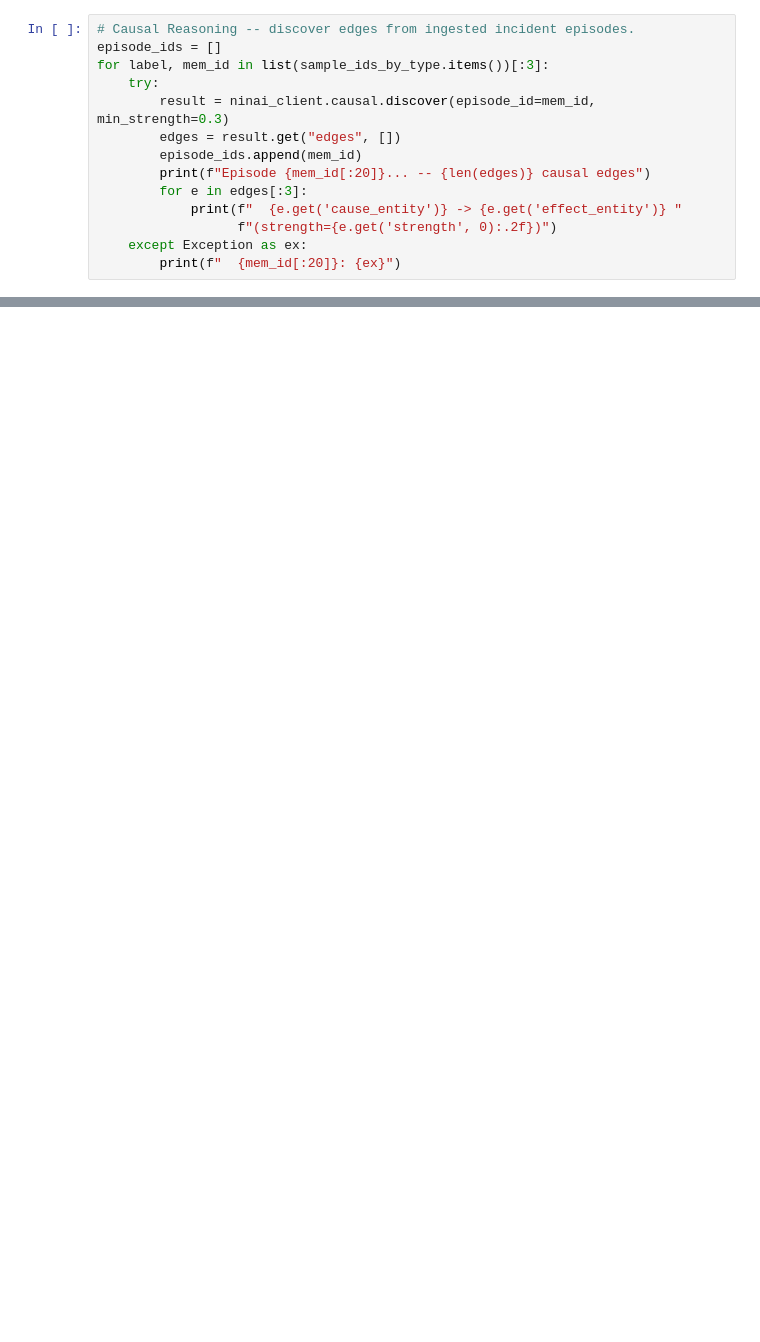
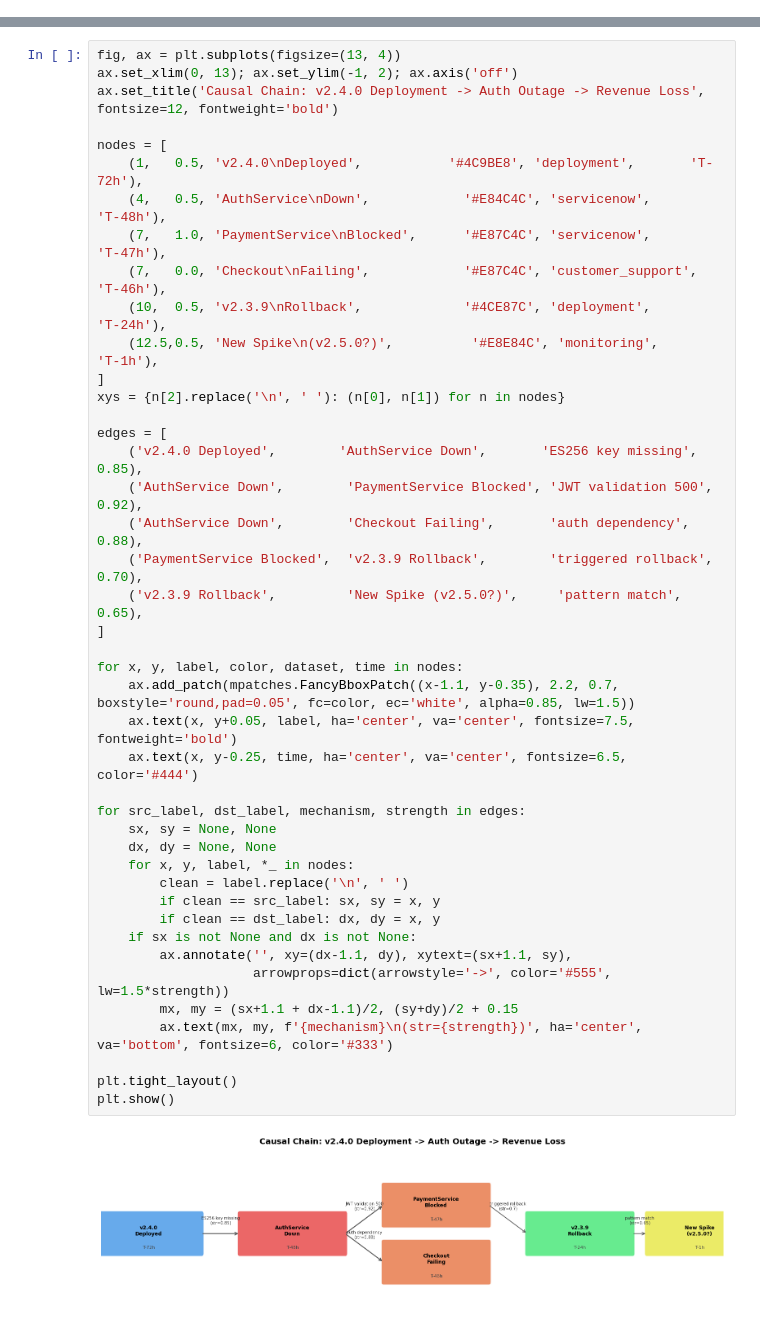
Before and after one commit to sansten/ninai, a Jupyter notebook: backend/notebooks/ninai_kaggle_demo_executed.ipynb, the cells around one changed output, grey strips where cells are left out. Cells and saved outputs as stored; diff of their text form; blank space fills up the shorter version.

Commit message:
feat: rewrite demo notebook around auth outage story with heuristic vs llm comparison

```diff
--- a/backend/notebooks/ninai_kaggle_demo_executed.ipynb
+++ b/backend/notebooks/ninai_kaggle_demo_executed.ipynb
@@ -1015,14 +0,0 @@ Ninai's causal reasoning engine builds a directed graph linking causes to effect
-# %%
-# Causal Reasoning -- discover edges from ingested incident episodes.
-episode_ids = []
-for label, mem_id in list(sample_ids_by_type.items())[:3]:
-    try:
-        result = ninai_client.causal.discover(episode_id=mem_id, min_strength=0.3)
-        edges = result.get("edges", [])
-        episode_ids.append(mem_id)
-        print(f"Episode {mem_id[:20]}... -- {len(edges)} causal edges")
-        for e in edges[:3]:
-            print(f"  {e.get('cause_entity')} -> {e.get('effect_entity')} "
-                  f"(strength={e.get('strength', 0):.2f})")
-    except Exception as ex:
-        print(f"  {mem_id[:20]}: {ex}")
@@ -1332,0 +559,45 @@ In this notebook we:
+# %%
+fig, ax = plt.subplots(figsize=(13, 4))
+ax.set_xlim(0, 13); ax.set_ylim(-1, 2); ax.axis('off')
+ax.set_title('Causal Chain: v2.4.0 Deployment -> Auth Outage -> Revenue Loss', fontsize=12, fontweight='bold')
+
+nodes = [
+    (1,   0.5, 'v2.4.0\nDeployed',           '#4C9BE8', 'deployment',       'T-72h'),
+    (4,   0.5, 'AuthService\nDown',            '#E84C4C', 'servicenow',       'T-48h'),
+    (7,   1.0, 'PaymentService\nBlocked',      '#E87C4C', 'servicenow',       'T-47h'),
+    (7,   0.0, 'Checkout\nFailing',            '#E87C4C', 'customer_support',  'T-46h'),
+    (10,  0.5, 'v2.3.9\nRollback',             '#4CE87C', 'deployment',       'T-24h'),
+    (12.5,0.5, 'New Spike\n(v2.5.0?)',          '#E8E84C', 'monitoring',       'T-1h'),
+]
+xys = {n[2].replace('\n', ' '): (n[0], n[1]) for n in nodes}
+
+edges = [
+    ('v2.4.0 Deployed',        'AuthService Down',       'ES256 key missing',  0.85),
+    ('AuthService Down',        'PaymentService Blocked', 'JWT validation 500', 0.92),
+    ('AuthService Down',        'Checkout Failing',       'auth dependency',    0.88),
+    ('PaymentService Blocked',  'v2.3.9 Rollback',        'triggered rollback', 0.70),
+    ('v2.3.9 Rollback',         'New Spike (v2.5.0?)',     'pattern match',      0.65),
+]
+
+for x, y, label, color, dataset, time in nodes:
+    ax.add_patch(mpatches.FancyBboxPatch((x-1.1, y-0.35), 2.2, 0.7, boxstyle='round,pad=0.05', fc=color, ec='white', alpha=0.85, lw=1.5))
+    ax.text(x, y+0.05, label, ha='center', va='center', fontsize=7.5, fontweight='bold')
+    ax.text(x, y-0.25, time, ha='center', va='center', fontsize=6.5, color='#444')
+
+for src_label, dst_label, mechanism, strength in edges:
+    sx, sy = None, None
+    dx, dy = None, None
+    for x, y, label, *_ in nodes:
+        clean = label.replace('\n', ' ')
+        if clean == src_label: sx, sy = x, y
+        if clean == dst_label: dx, dy = x, y
+    if sx is not None and dx is not None:
+        ax.annotate('', xy=(dx-1.1, dy), xytext=(sx+1.1, sy),
+                    arrowprops=dict(arrowstyle='->', color='#555', lw=1.5*strength))
+        mx, my = (sx+1.1 + dx-1.1)/2, (sy+dy)/2 + 0.15
+        ax.text(mx, my, f'{mechanism}\n(str={strength})', ha='center', va='bottom', fontsize=6, color='#333')
+
+plt.tight_layout()
+plt.show()
+# %% [output]
+[figure, added]
```
Also changed, not shown: parts of 82 cells of this notebook, 1 other file.
